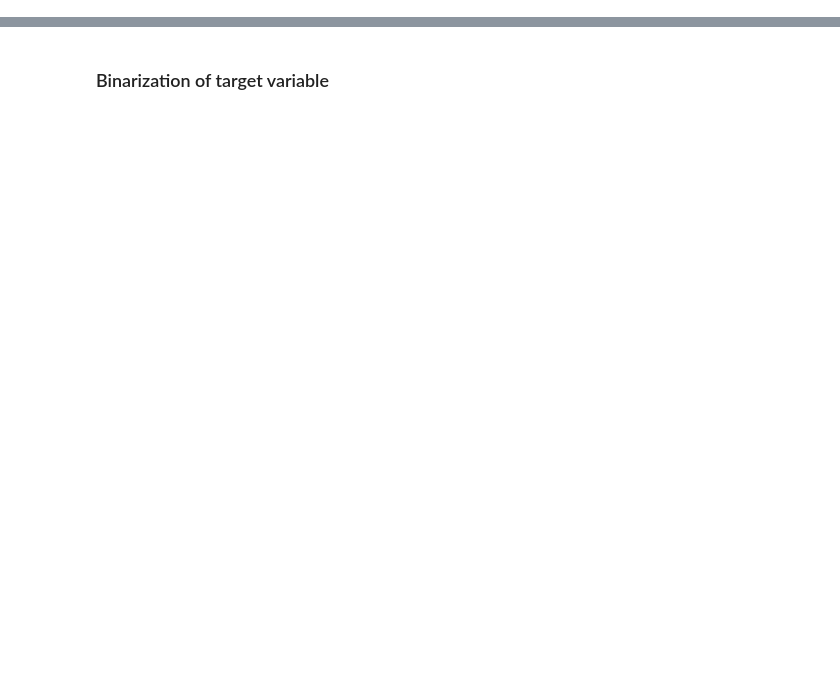
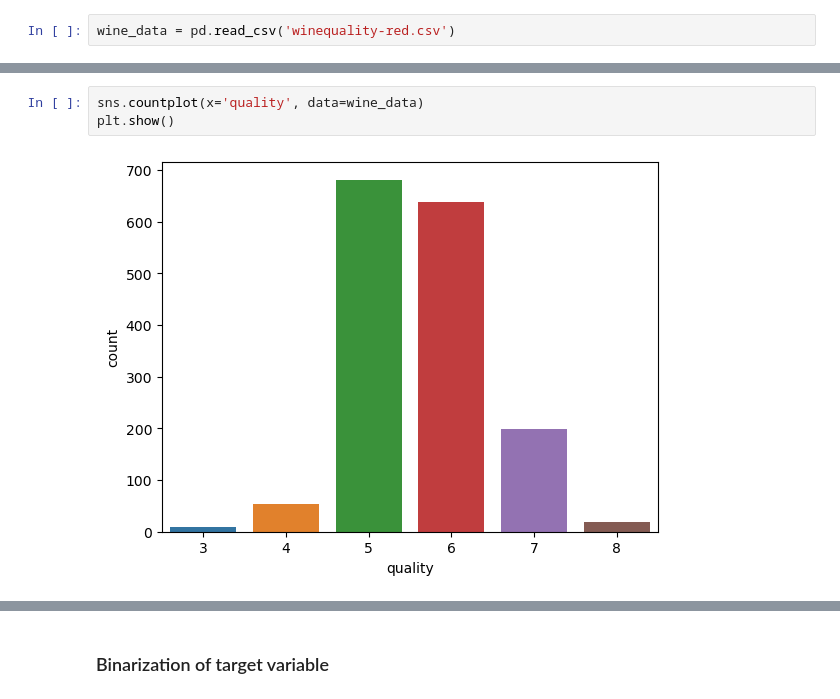
Before and after one commit to alpertoo/Machine-Learning-Projects, a Jupyter notebook: Wine Quality/wine.ipynb, the cells around one changed output, grey strips where cells are left out. Saved outputs shown, nothing was run; the diff lists cells and outputs as text; blank space fills up the shorter version.

```diff
--- a/Wine Quality/wine.ipynb
+++ b/Wine Quality/wine.ipynb
@@ -163,0 +20,2 @@ sns.heatmap(data.corr(), annot = True, fmt = '0.2f')
+# %%
+wine_data = pd.read_csv('winequality-red.csv')
@@ -163,0 +97,5 @@ sns.heatmap(data.corr(), annot = True, fmt = '0.2f')
+# %%
+sns.countplot(x='quality', data=wine_data)
+plt.show()
+# %% [output]
+[figure, added]
```
Also changed, not shown: parts of 159 cells of this notebook, 4 other files.
